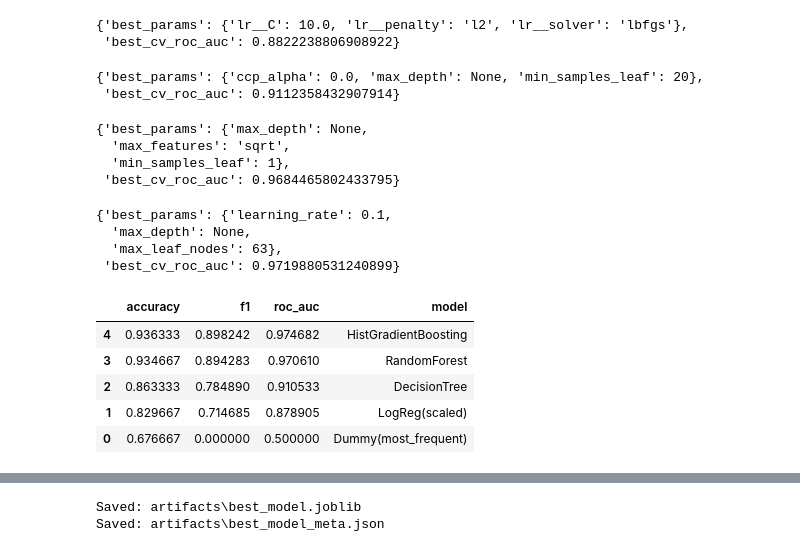
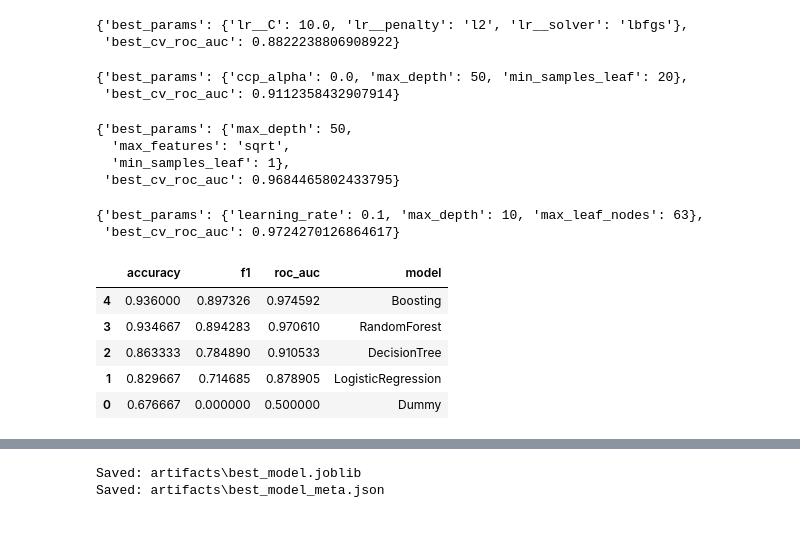
Before and after one commit to BinGineer/DPO_III, a Jupyter notebook: homeworks/HW06/HW06.ipynb, the cells around one changed output, grey strips where cells are left out. Cells and saved outputs as stored; diff of their text form; code cells hidden in the pictures.

```diff
--- a/homeworks/HW06/HW06.ipynb
+++ b/homeworks/HW06/HW06.ipynb
@@ -183,8 +183,8 @@ search_summaries = {}  # label -> краткая инфа о подборе
 # 2.1 Dummy baseline (без подбора)
 
 # Dummy baseline: помогает понять, что модель вообще умеет что-то лучше «угадайки».
-results.append(evaluate_on_test(dummy_baseline, X_test, y_test, "Dummy(most_frequent)"))
-best_models["Dummy(most_frequent)"] = dummy_baseline
+results.append(evaluate_on_test(dummy_baseline, X_test, y_test, "Dummy"))
+best_models["Dummy"] = dummy_baseline
 
 # 2.2 LogisticRegression baseline (с минимальным подбором)
 
@@ -214,16 +214,16 @@ lr_search = GridSearchCV(
 lr_search.fit(X_train, y_train)
 
 best_lr = lr_search.best_estimator_
-best_models["LogReg(scaled)"] = best_lr
+best_models["LogisticRegression"] = best_lr
 
-search_summaries["LogReg(scaled)"] = {
+search_summaries["LogisticRegression"] = {
     "best_params": lr_search.best_params_,
     "best_cv_roc_auc": float(lr_search.best_score_),
 }
 
-results.append(evaluate_on_test(best_lr, X_test, y_test, "LogReg(scaled)"))
+results.append(evaluate_on_test(best_lr, X_test, y_test, "LogisticRegression"))
 
-search_summaries["LogReg(scaled)"]
+search_summaries["LogisticRegression"]
 # %% [output]
 {'best_params': {'lr__C': 10.0, 'lr__penalty': 'l2', 'lr__solver': 'lbfgs'},
  'best_cv_roc_auc': 0.8822238806908922}
@@ -252,7 +252,7 @@ def run_search(label: str, estimator, param_grid: dict):
 dt = DecisionTreeClassifier(random_state=RANDOM_STATE)
 
 dt_grid = {
-    "max_depth": [None, 3, 5, 8],
+    "max_depth": [50, 3, 5, 8],
     "min_samples_leaf": [1, 5, 10, 20],
     "ccp_alpha": [0.0, 0.001, 0.005, 0.01],
 }
@@ -260,7 +260,7 @@ dt_grid = {
 dt_search = run_search("DecisionTree", dt, dt_grid)
 search_summaries["DecisionTree"]
 # %% [output]
-{'best_params': {'ccp_alpha': 0.0, 'max_depth': None, 'min_samples_leaf': 20},
+{'best_params': {'ccp_alpha': 0.0, 'max_depth': 50, 'min_samples_leaf': 20},
  'best_cv_roc_auc': 0.9112358432907914}
 # %%
 rf = RandomForestClassifier(n_estimators=600,
@@ -270,7 +270,7 @@ rf = RandomForestClassifier(n_estimators=600,
 )
 
 rf_grid = {
-    "max_depth": [None, 6, 10],
+    "max_depth": [50, 6, 10],
     "min_samples_leaf": [1, 5, 10],
     "max_features": ["sqrt", 0.5],
 }
@@ -278,7 +278,7 @@ rf_grid = {
 rf_search = run_search("RandomForest", rf, rf_grid)
 search_summaries["RandomForest"]
 # %% [output]
-{'best_params': {'max_depth': None,
+{'best_params': {'max_depth': 50,
   'max_features': 'sqrt',
   'min_samples_leaf': 1},
  'best_cv_roc_auc': 0.9684465802433795}
@@ -290,32 +290,57 @@ hgb = HistGradientBoostingClassifier(
 
 hgb_grid = {
     "learning_rate": [0.03, 0.05, 0.1],
-    "max_depth": [2, 3, None],
+    "max_depth": [2, 3, 10],
     "max_leaf_nodes": [15, 31, 63],
 }
 
-hgb_search = run_search("HistGradientBoosting", hgb, hgb_grid)
-search_summaries["HistGradientBoosting"]
+hgb_search = run_search("Boosting", hgb, hgb_grid)
+search_summaries["Boosting"]
 # %% [output]
-{'best_params': {'learning_rate': 0.1,
-  'max_depth': None,
-  'max_leaf_nodes': 63},
- 'best_cv_roc_auc': 0.9719880531240899}
+{'best_params': {'learning_rate': 0.1, 'max_depth': 10, 'max_leaf_nodes': 63},
+ 'best_cv_roc_auc': 0.9724270126864617}
 # %%
 res = pd.DataFrame(results)
 
 # сортировка: roc_auc (если есть) иначе accuracy
 res_sorted = res.copy()
 res_sorted["roc_auc_sort"] = res_sorted["roc_auc"].fillna(-1.0)
 res_sorted = res_sorted.sort_values(["roc_auc_sort", "accuracy"], ascending=False).drop(columns=["roc_auc_sort"])
 
-save_json(results, ARTIFACTS_DIR / "metrics_test.json")
+import datetime
+
+models_dict = {}
+for model_data in res_sorted.to_dict(orient='records'):
+    model_name = model_data["model"]
+    # Удаляем ключ "model" из данных, оставляем только метрики
+    model_metrics = {k: v for k, v in model_data.items() if k != "model"}
+    models_dict[model_name] = model_metrics
+
+metrics_data = {
+    "metadata": {
+        "experiment": "HW06 Binary Classification",
+        "dataset": "S06-hw-dataset-01.csv",
+        "target_variable": "target",
+        "test_size": 0.25,
+        "random_state": RANDOM_STATE,
+        "stratify": True,
+        "cv_folds": 5,
+        "cv_scoring": "roc_auc",
+        "timestamp": datetime.datetime.now().isoformat()
+    },
+    "models": models_dict  # ← ОБЪЕКТ, а не массив!
+}
+
+
+save_json(metrics_data, ARTIFACTS_DIR / "metrics_test.json")
+
+
 
 res_sorted
 # %% [output]
 |  | accuracy | f1 | roc_auc | model |
-| 4 | 0.936333 | 0.898242 | 0.974682 | HistGradientBoosting |
+| 4 | 0.936000 | 0.897326 | 0.974592 | Boosting |
 | 3 | 0.934667 | 0.894283 | 0.970610 | RandomForest |
 | 2 | 0.863333 | 0.784890 | 0.910533 | DecisionTree |
-| 1 | 0.829667 | 0.714685 | 0.878905 | LogReg(scaled) |
-| 0 | 0.676667 | 0.000000 | 0.500000 | Dummy(most_frequent) |
+| 1 | 0.829667 | 0.714685 | 0.878905 | LogisticRegression |
+| 0 | 0.676667 | 0.000000 | 0.500000 | Dummy |
```
Also changed, not shown: parts of 6 cells of this notebook, 7 other files.
